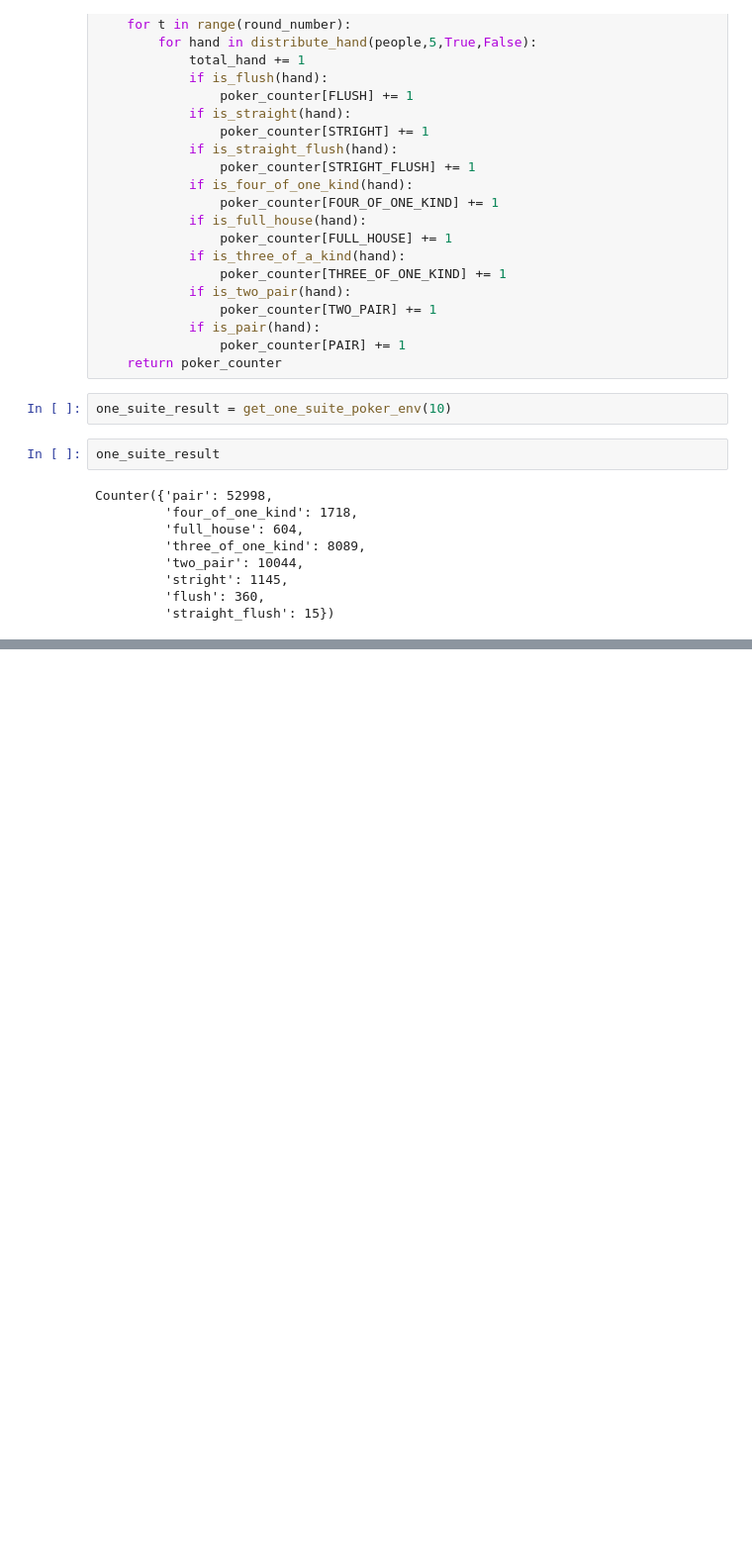
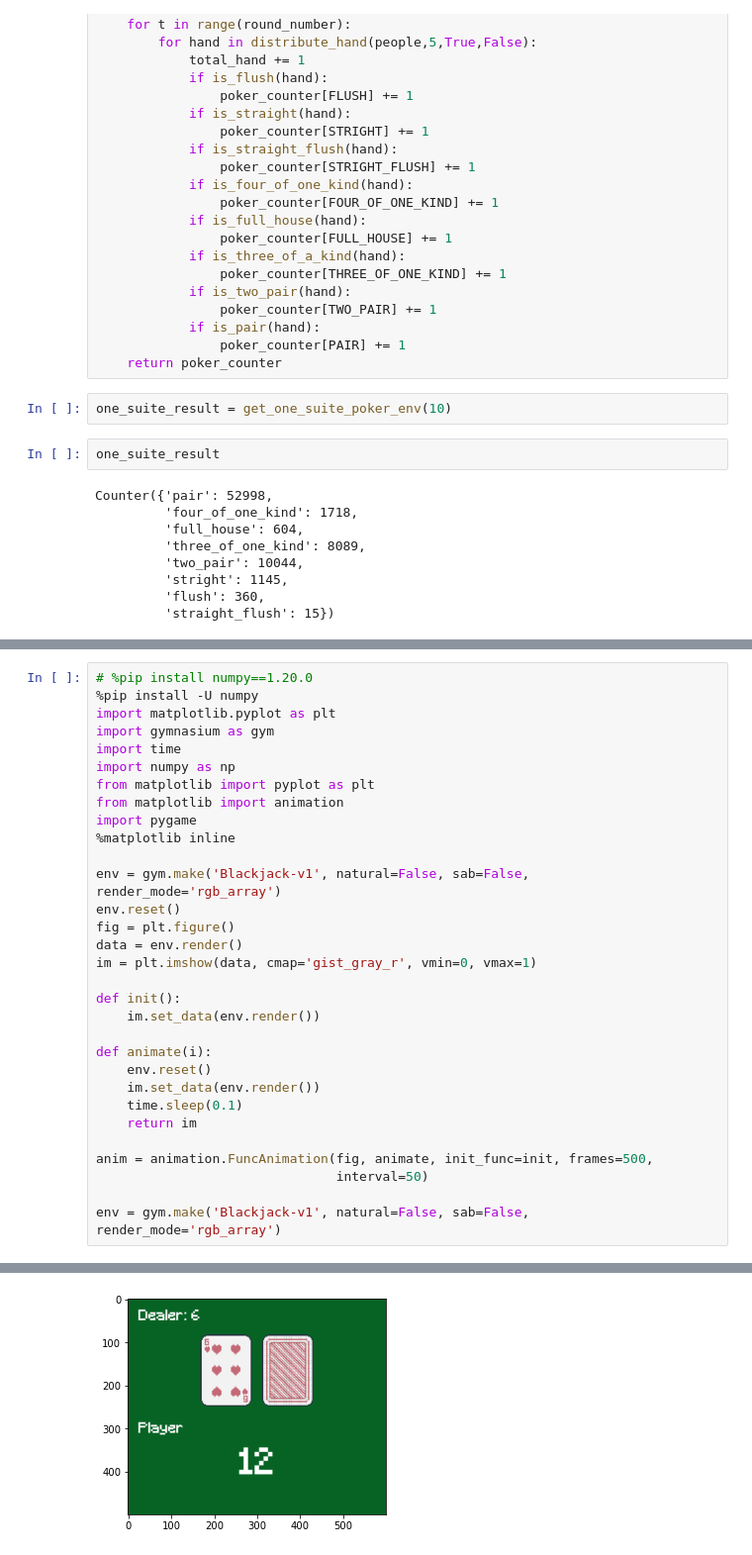
Before and after one commit to philovie/Reinforcement_Learning, a Jupyter notebook: Lecture_01/practice.ipynb, the cells around one changed output, grey strips where cells are left out. Shown at 99% size. Drawn from its saved outputs; the diff is of its cells as text; blank space fills up the shorter version.

```diff
--- a/Lecture_01/practice.ipynb
+++ b/Lecture_01/practice.ipynb
@@ -406,0 +426,32 @@ Counter({'pair': 52998,
+# %%
+# %pip install numpy==1.20.0
+%pip install -U numpy
+import matplotlib.pyplot as plt
+import gymnasium as gym
+import time
+import numpy as np
+from matplotlib import pyplot as plt
+from matplotlib import animation
+import pygame
+%matplotlib inline
+
+env = gym.make('Blackjack-v1', natural=False, sab=False, render_mode='rgb_array')
+env.reset()
+fig = plt.figure()
+data = env.render()
+im = plt.imshow(data, cmap='gist_gray_r', vmin=0, vmax=1)
+
+def init():
+    im.set_data(env.render())
+
+def animate(i):
+    env.reset()
+    im.set_data(env.render())
+    time.sleep(0.1)
+    return im
+
+anim = animation.FuncAnimation(fig, animate, init_func=init, frames=500,
+                               interval=50)
+
+env = gym.make('Blackjack-v1', natural=False, sab=False, render_mode='rgb_array')
+# %% [output]
@@ -406,0 +460 @@ Counter({'pair': 52998,
+[figure, added]
```
Also changed, not shown: parts of 34 cells of this notebook.
